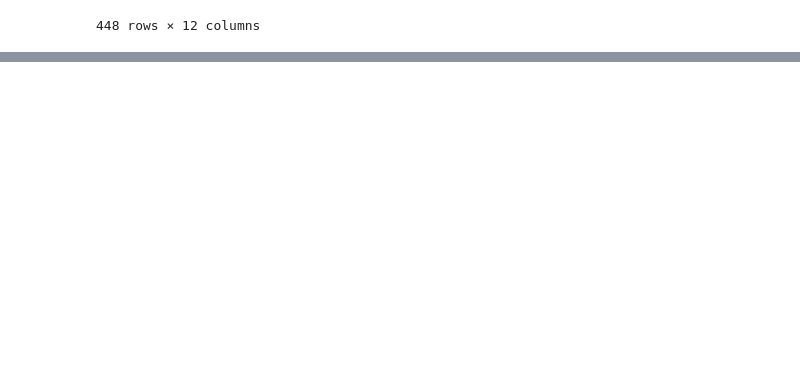
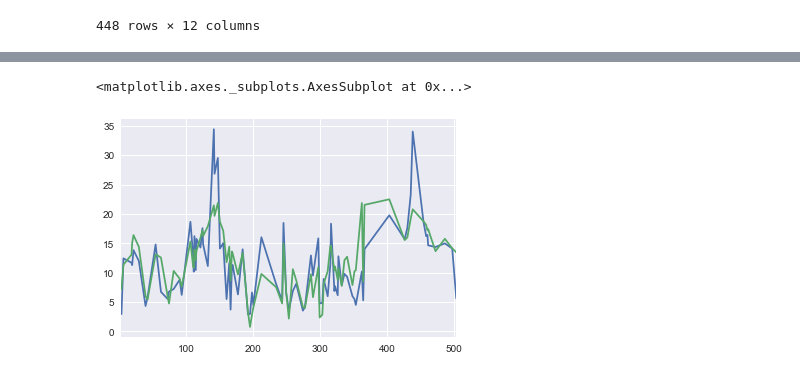
Before and after one commit to MonicaJain16/Python, a Jupyter notebook: Analytics Vidya Learning session.ipynb, the cells around one changed output, grey strips where cells are left out. Saved outputs shown, nothing was run; the diff lists cells and outputs as text; code cells hidden in the pictures; blank space fills up the shorter version.

```diff
--- a/Analytics Vidya Learning session.ipynb
+++ b/Analytics Vidya Learning session.ipynb
@@ -321,0 +339,5 @@ pay_equity3
+# %%
+#creating data frame to convert array based data : Boston and calling the column name
+boston_ref=pd.DataFrame(boston.data)
+boston_ref.columns=boston.feature_names
+boston_ref
@@ -321,0 +378,11 @@ pay_equity3
+# %%
+boston_model = boston_ref.copy()
+boston_model['is_train']=np.random.uniform(0,1, len(boston_model))<= .8
+pe_train = boston_model.loc[boston_model['is_train']==True,:]
+pe_test = boston_model.loc[boston_model['is_train']==False,:]
+del boston_model['is_train']
+del pe_train['is_train']
+del pe_test['is_train']
+# %%
+model = sm.OLS(pe_train.loc[:,'LSTAT'],pe_train.drop('LSTAT', axis = 1, inplace = False)).fit()
+model.summary()
@@ -321,0 +478,5 @@ pay_equity3
+# %%
+#Creating new variable PREDICTED based on MODEL @@showing error WITH MODEL1@@
+test1 = pe_test.copy()
+test1['Predicted']= model.predict(test1.drop('LSTAT', axis=1, inplace = False))
+test1
@@ -321,0 +502,6 @@ pay_equity3
+# %%
+test1['LSTAT'].plot()
+test1['Predicted'].plot()
+# %% [output]
+<matplotlib.axes._subplots.AxesSubplot at 0x...>
+[figure, added]
```
Also changed, not shown: parts of 21 cells of this notebook, 1 other file.
